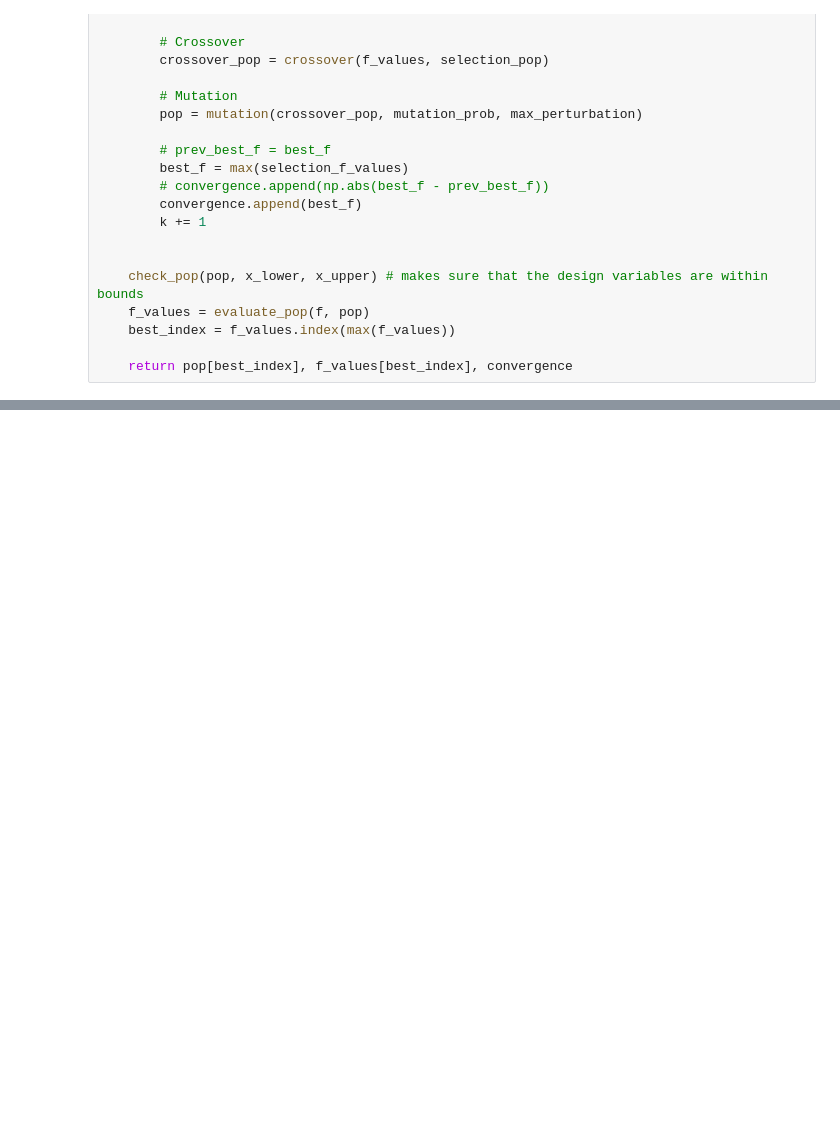
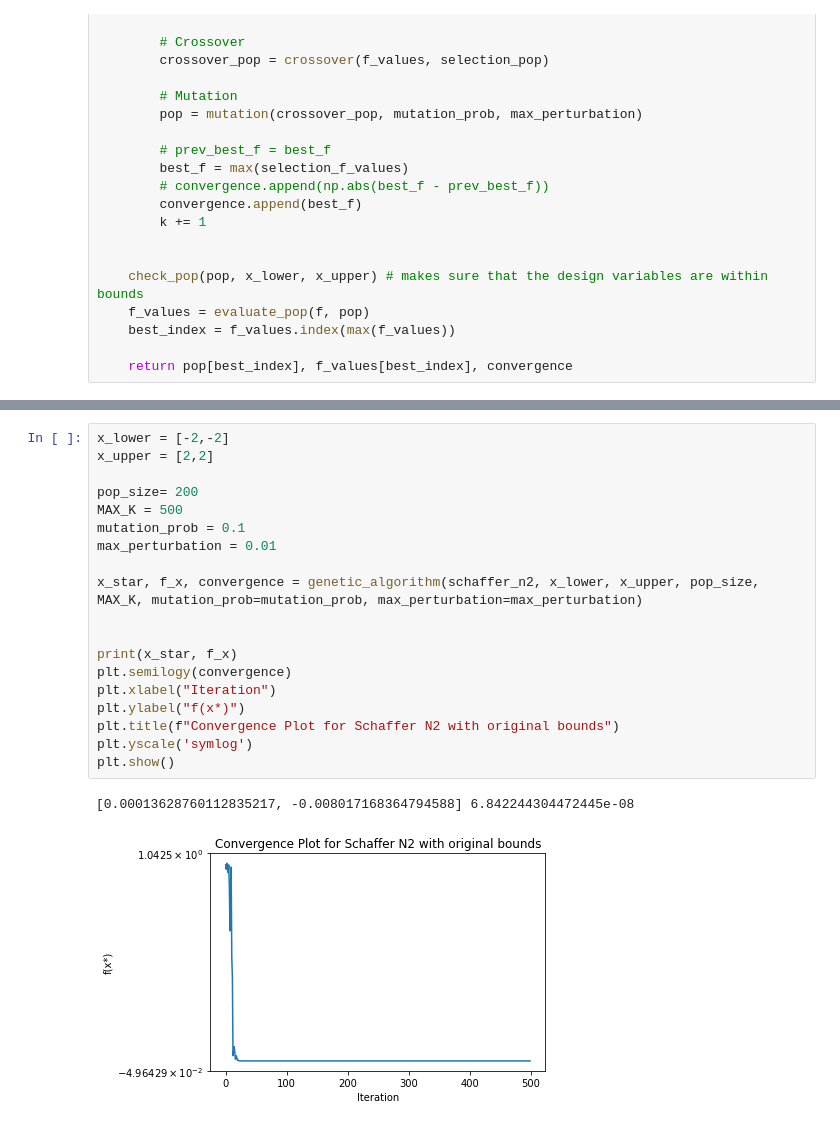
Before and after one commit to dcheney01/optimization, a Jupyter notebook: HW5/gradient_free.ipynb, the cells around one changed output, grey strips where cells are left out. Drawn from its saved outputs; the diff is of its cells as text; blank space fills up the shorter version.

Commit message:
adding original bounds for schaffer function

```diff
--- a/HW5/gradient_free.ipynb
+++ b/HW5/gradient_free.ipynb
@@ -249,0 +250,22 @@ plt.show()
+# %%
+x_lower = [-2,-2]
+x_upper = [2,2]
+
+pop_size= 200
+MAX_K = 500
+mutation_prob = 0.1
+max_perturbation = 0.01
+
+x_star, f_x, convergence = genetic_algorithm(schaffer_n2, x_lower, x_upper, pop_size, MAX_K, mutation_prob=mutation_prob, max_perturbation=max_perturbation)
+
+
+print(x_star, f_x)
+plt.semilogy(convergence)
+plt.xlabel("Iteration")
+plt.ylabel("f(x*)")
+plt.title(f"Convergence Plot for Schaffer N2 with original bounds")
+plt.yscale('symlog')
+plt.show()
+# %% [output]
+[0.00013628760112835217, -0.008017168364794588] 6.842244304472445e-08
+[figure, added]
```
Also changed, not shown: parts of 4 cells of this notebook.
